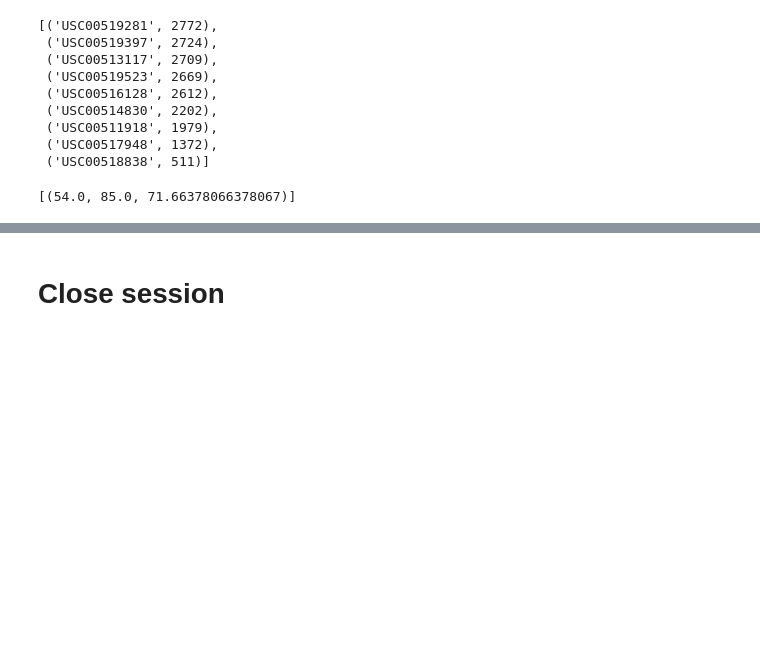
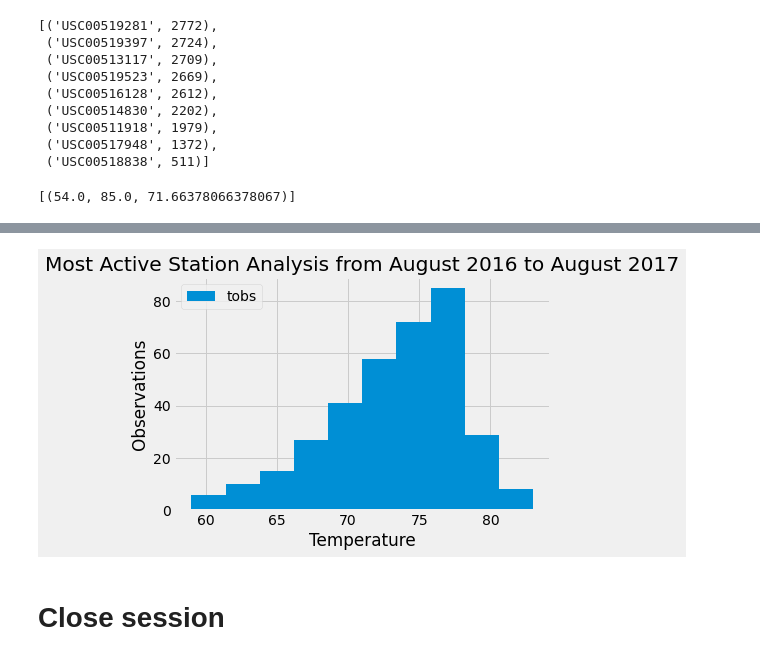
Before and after one commit to BenjaminT94/SQLAlchemy-Challenge, a Jupyter notebook: climate_starter.ipynb, the cells around one changed output, grey strips where cells are left out. Drawn from its saved outputs; the diff is of its cells as text; code cells hidden in the pictures; blank space fills up the shorter version.

```diff
--- a/climate_starter.ipynb
+++ b/climate_starter.ipynb
@@ -117,9 +117,12 @@ session.query(func.min(Measurement.tobs),
 # %%
 # Using the most active station id
 # Query the last 12 months of temperature observation data for this station and plot the results as a histogram
-active_station = session.query(Measurement.station, Measurement.date, Measurement.tobs).\
-    filter(Measurement.station == 'USC00519281').\
-    filter(Measurement.date > most_recent).order_by(Measurement.date).all()
-df = pd.DataFrame(active_station)
-df
+# To filter down to the timeframe I need, I just set the minimum begin date and the maximum end date a
+station_details = session.query(Measurement.station,Measurement.date, Measurement.tobs).\
+                        filter(Measurement.date >= "2016-08-24").\
+                        filter(Measurement.date <= "2017-08-23").\
+                        filter(Measurement.station == 'USC00519281').all()
+# Cononvert to dataframe
+Station_df = pd.DataFrame(station_details)
+Station_df
 # %% [output]
@@ -130,3 +142,13 @@ WHERE measurement.station = ? AND measurement.date > ? ORDER BY measurement.date
+# %%
+# Plotting dataframe on a histogram
+Station_df.set_index('date')
+Station_df.plot.hist()
+plt.title("Most Active Station Analysis from August 2016 to August 2017")
+plt.xlabel("Temperature")
+plt.ylabel("Observations")
+plt.savefig("Resources/Most_Active_Station.png")
+# %% [output]
+[figure, added]
 # %% [markdown]
 # Close session
 # %%
```
Also changed, not shown: parts of 2 cells of this notebook, 2 other files.
